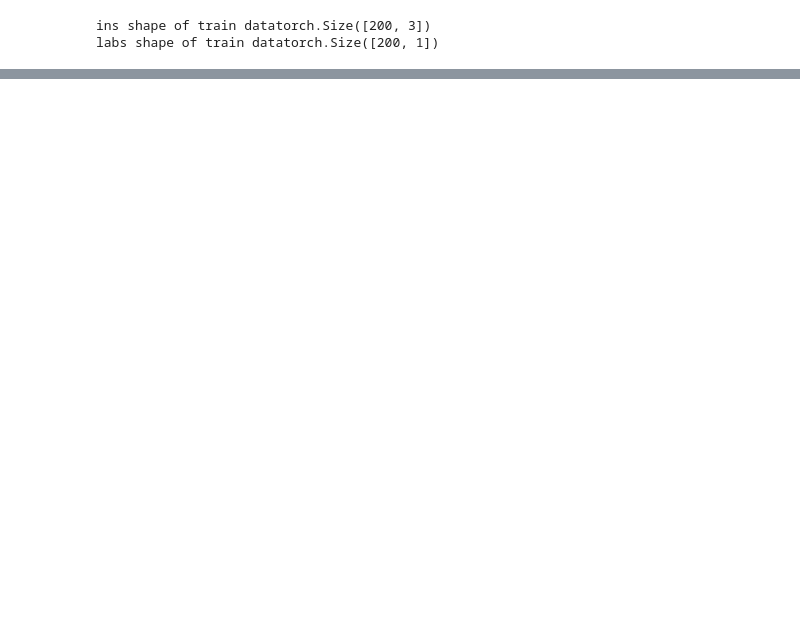
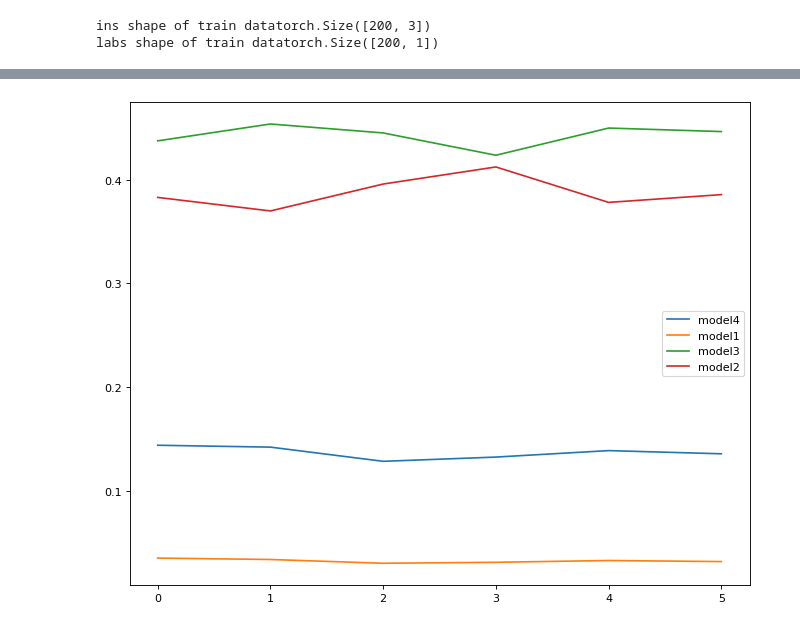
Before and after one commit to bominwang/Bayesian-statistics-method, a Jupyter notebook: BMA_basedon_BNN.ipynb, the cells around one changed output, grey strips where cells are left out. Cells and saved outputs as stored; diff of their text form; code cells hidden in the pictures; blank space fills up the shorter version.

```diff
--- a/BMA_basedon_BNN.ipynb
+++ b/BMA_basedon_BNN.ipynb
@@ -358,0 +442,14 @@ class likelihood_calculation(object):
+# %%
+pp_m1 = np.array([0.14424044, 0.1424203, 0.12877065, 0.1328521, 0.13907822, 0.13601346502691797])
+pp_m2 = np.array([0.03563411, 0.03424991, 0.0306272 , 0.031561  , 0.03327991, 0.032242341951943136])
+pp_m3 = np.array([0.43728903, 0.45352207, 0.44489497, 0.42342699, 0.44960288, 0.4462279195909757])
+pp_m4 = np.array([0.38283642, 0.36980772, 0.39570718, 0.41215991, 0.37803898, 0.3855162734301632])
+plt.figure(figsize=(10, 8), dpi=80)
+plt.plot(pp_m1)
+plt.plot(pp_m2)
+plt.plot(pp_m3)
+plt.plot(pp_m4)
+plt.legend({'model1', 'model2','model3', 'model4'})
+plt.show()
+# %% [output]
+[figure, added]
```
Also changed, not shown: parts of 13 cells of this notebook.
